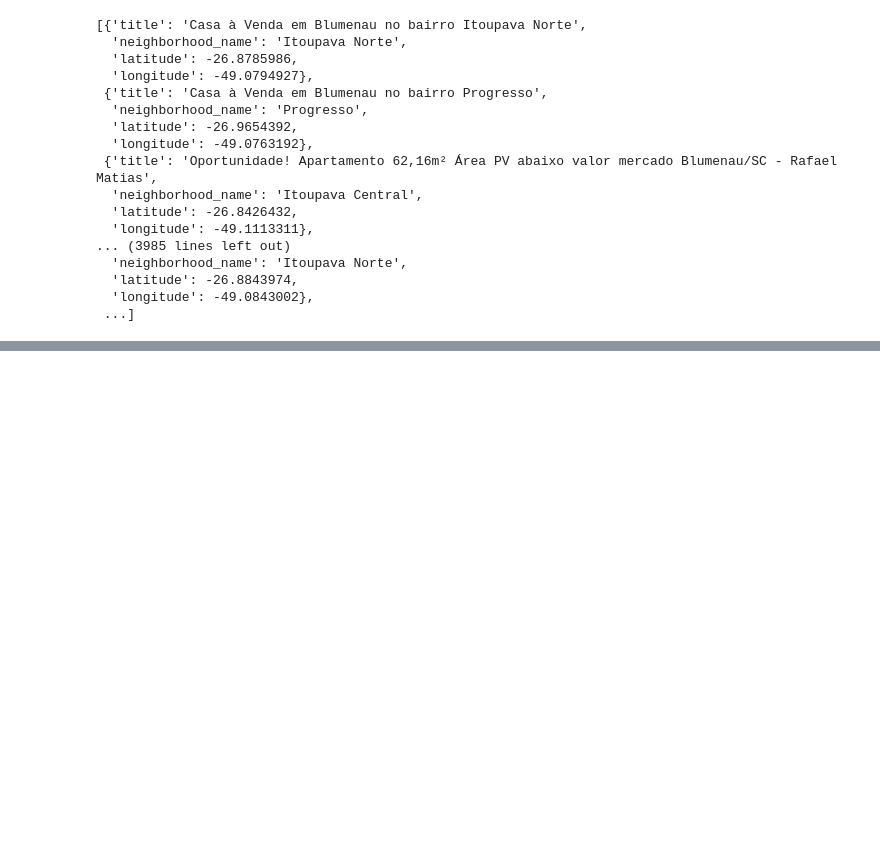
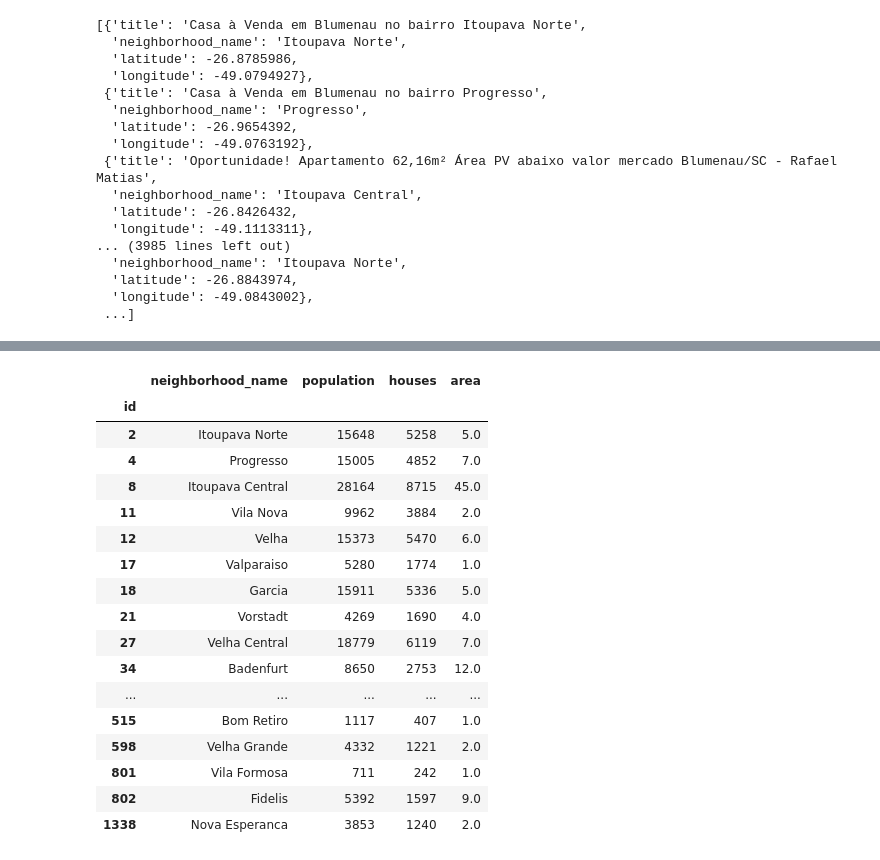
Before and after one commit to thomas-michels/GreyWolfService, a Jupyter notebook: analisys.ipynb, the cells around one changed output, grey strips where cells are left out. Saved outputs shown, nothing was run; the diff lists cells and outputs as text; code cells hidden in the pictures; blank space fills up the shorter version.

```diff
--- a/analisys.ipynb
+++ b/analisys.ipynb
@@ -174,0 +315,23 @@ map
+# %%
+slice = df_venda.loc[:, "neighborhood_name":"area"]
+slice.drop_duplicates(inplace=True)
+slice
+# %% [output]
+|  | neighborhood_name | population | houses | area |
+| id |  |  |  |  |
+| 2 | Itoupava Norte | 15648 | 5258 | 5.0 |
+| 4 | Progresso | 15005 | 4852 | 7.0 |
+| 8 | Itoupava Central | 28164 | 8715 | 45.0 |
+| 11 | Vila Nova | 9962 | 3884 | 2.0 |
+| 12 | Velha | 15373 | 5470 | 6.0 |
+| 17 | Valparaiso | 5280 | 1774 | 1.0 |
+| 18 | Garcia | 15911 | 5336 | 5.0 |
+| 21 | Vorstadt | 4269 | 1690 | 4.0 |
+| 27 | Velha Central | 18779 | 6119 | 7.0 |
+| 34 | Badenfurt | 8650 | 2753 | 12.0 |
+| ... | ... | ... | ... | ... |
+| 515 | Bom Retiro | 1117 | 407 | 1.0 |
+| 598 | Velha Grande | 4332 | 1221 | 2.0 |
+| 801 | Vila Formosa | 711 | 242 | 1.0 |
+| 802 | Fidelis | 5392 | 1597 | 9.0 |
+| 1338 | Nova Esperanca | 3853 | 1240 | 2.0 |
```
Also changed, not shown: parts of 19 cells of this notebook, 23 other files.
